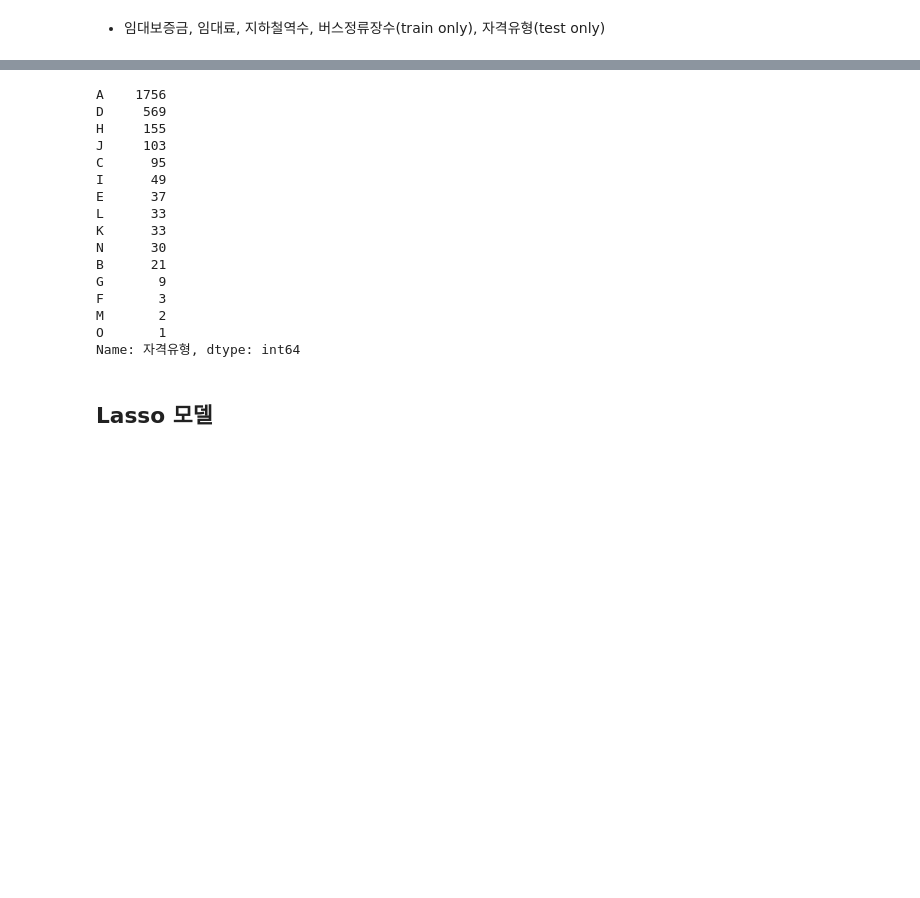
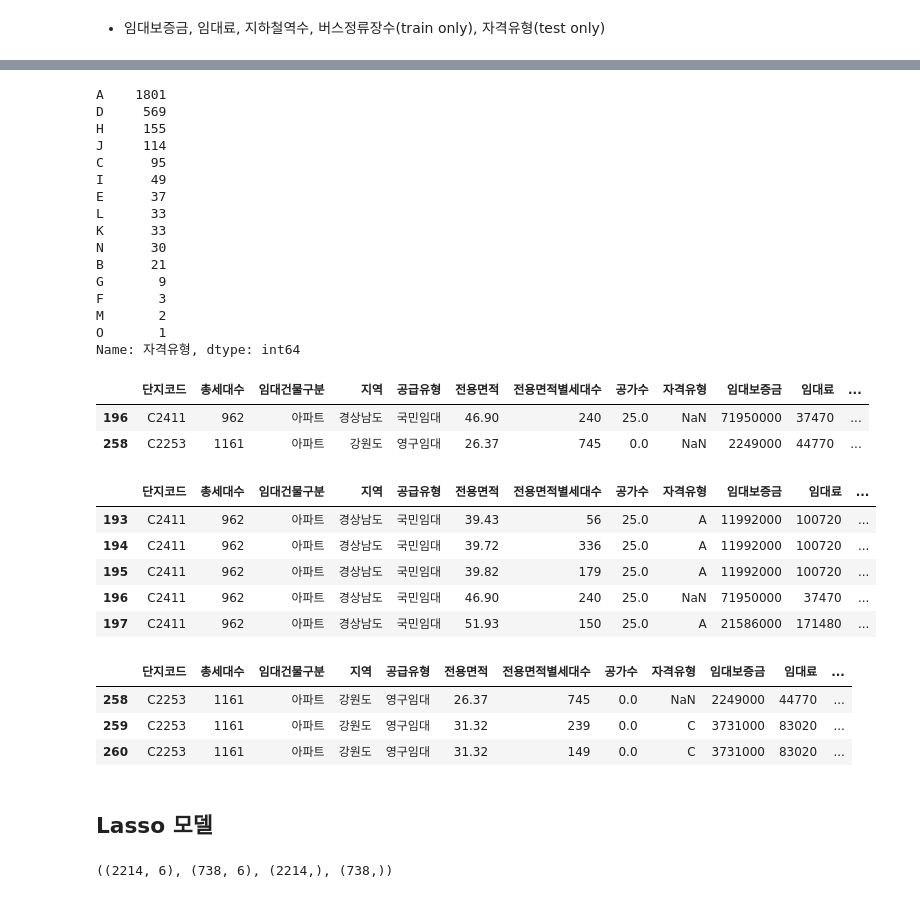
Before and after one commit to jinijini-jinilamp/dacon_parking_demand_competition, a Jupyter notebook: 04_lasso_model.ipynb, the cells around one changed output, grey strips where cells are left out. Saved outputs shown, nothing was run; the diff lists cells and outputs as text; code cells hidden in the pictures; blank space fills up the shorter version.

```diff
--- a/04_lasso_model.ipynb
+++ b/04_lasso_model.ipynb
@@ -8,8 +8,8 @@ import pandas as pd
 import os
 
 print(os.getcwd())
-train = pd.read_csv("data/train_df_errno.csv")
-test = pd.read_csv("data/test_df.csv")
+train = pd.read_csv("data/train.csv")
+test = pd.read_csv("data/test.csv")
 sub = pd.read_csv("data/sample_submission.csv")
 age = pd.read_csv("data/age_gender_info.csv")
 
@@ -108,10 +127,10 @@ test.head()
 # %%
 train['자격유형'].value_counts()
 # %% [output]
-A    1756
+A    1801
 D     569
 H     155
-J     103
+J     114
 C      95
 I      49
 E      37
@@ -127,3 +146,29 @@ Name: 자격유형, dtype: int64
 # %%
 mapping = { 'A':1, 'B':2, 'C':3, 'D':4, 'E':5, 'F':6, 'G':7, 'H':8, 'I':9, 'J':10, 'K':11, 'L':12, 'M':13, 'N':14, 'O':15  }
 train['자격유형']=train['자격유형'].map(mapping).astype(int)
+# %%
+test.loc[test['자격유형'].isnull()]
+# %% [output]
+|  | 단지코드 | 총세대수 | 임대건물구분 | 지역 | 공급유형 | 전용면적 | 전용면적별세대수 | 공가수 | 자격유형 | 임대보증금 | 임대료 | ... |
+| 196 | C2411 | 962 | 아파트 | 경상남도 | 국민임대 | 46.90 | 240 | 25.0 | NaN | 71950000 | 37470 | ... |
+| 258 | C2253 | 1161 | 아파트 | 강원도 | 영구임대 | 26.37 | 745 | 0.0 | NaN | 2249000 | 44770 | ... |
+# %%
+grouped = test.groupby(['단지코드','임대건물구분','지역','공급유형'])
+group1 = grouped.get_group(('C2411','아파트','경상남도','국민임대'))
+group1 # 자격유형이 A일것으로 판단
+# %% [output]
+|  | 단지코드 | 총세대수 | 임대건물구분 | 지역 | 공급유형 | 전용면적 | 전용면적별세대수 | 공가수 | 자격유형 | 임대보증금 | 임대료 | ... |
+| 193 | C2411 | 962 | 아파트 | 경상남도 | 국민임대 | 39.43 | 56 | 25.0 | A | 11992000 | 100720 | ... |
+| 194 | C2411 | 962 | 아파트 | 경상남도 | 국민임대 | 39.72 | 336 | 25.0 | A | 11992000 | 100720 | ... |
+| 195 | C2411 | 962 | 아파트 | 경상남도 | 국민임대 | 39.82 | 179 | 25.0 | A | 11992000 | 100720 | ... |
+| 196 | C2411 | 962 | 아파트 | 경상남도 | 국민임대 | 46.90 | 240 | 25.0 | NaN | 71950000 | 37470 | ... |
+| 197 | C2411 | 962 | 아파트 | 경상남도 | 국민임대 | 51.93 | 150 | 25.0 | A | 21586000 | 171480 | ... |
+# %%
+grouped = test.groupby(['단지코드','임대건물구분','지역','공급유형'])
+group2 = grouped.get_group(('C2253','아파트','강원도','영구임대'))
+group2 # 자격유형이 C일것으로 판단
+# %% [output]
+|  | 단지코드 | 총세대수 | 임대건물구분 | 지역 | 공급유형 | 전용면적 | 전용면적별세대수 | 공가수 | 자격유형 | 임대보증금 | 임대료 | ... |
+| 258 | C2253 | 1161 | 아파트 | 강원도 | 영구임대 | 26.37 | 745 | 0.0 | NaN | 2249000 | 44770 | ... |
+| 259 | C2253 | 1161 | 아파트 | 강원도 | 영구임대 | 31.32 | 239 | 0.0 | C | 3731000 | 83020 | ... |
+| 260 | C2253 | 1161 | 아파트 | 강원도 | 영구임대 | 31.32 | 149 | 0.0 | C | 3731000 | 83020 | ... |
@@ -143,6 +194,8 @@ y = train['등록차량수']
 X_train, X_test, y_train, y_test = train_test_split(X, y,
                                                     random_state=0)
 X_train.shape, X_test.shape, y_train.shape, y_test.shape
+# %% [output]
+((2214, 6), (738, 6), (2214,), (738,))
 # %%
 from sklearn.metrics import mean_squared_error, mean_absolute_error, mean_squared_log_error
 
```
Also changed, not shown: parts of 15 cells of this notebook, 3 other files.
